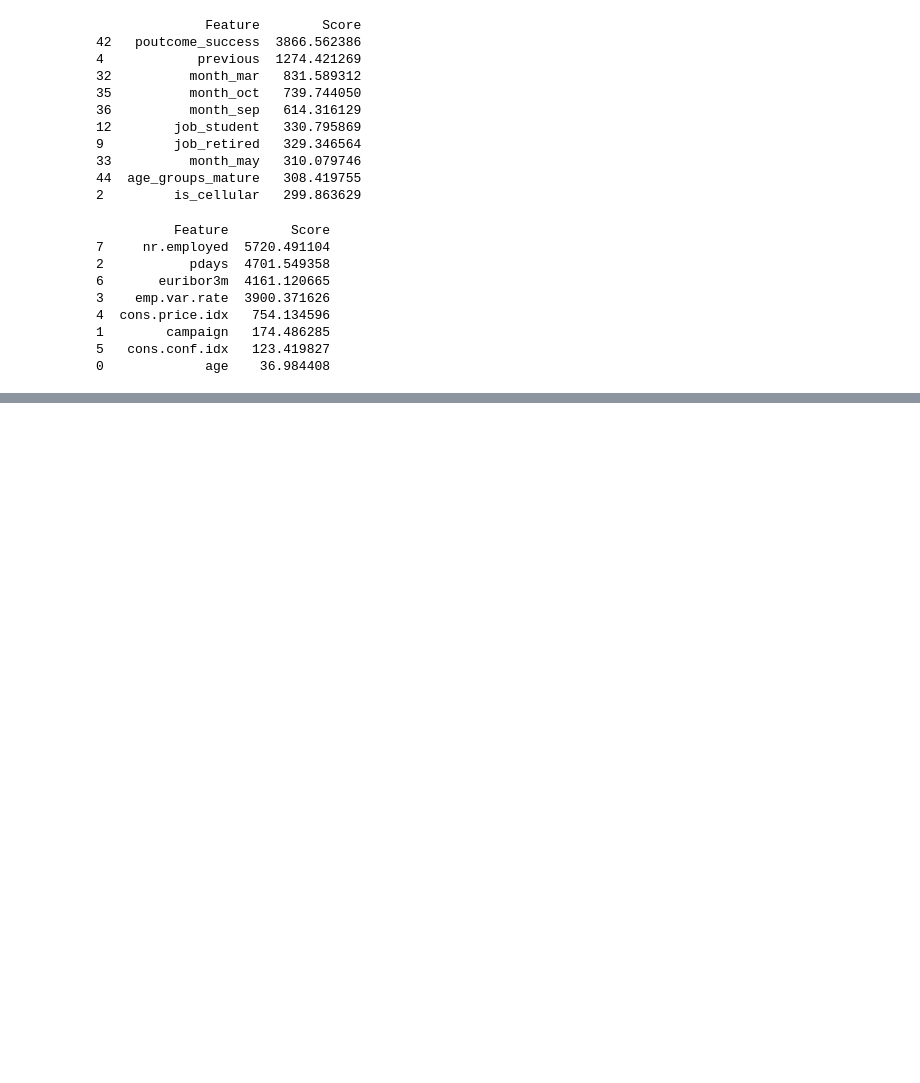
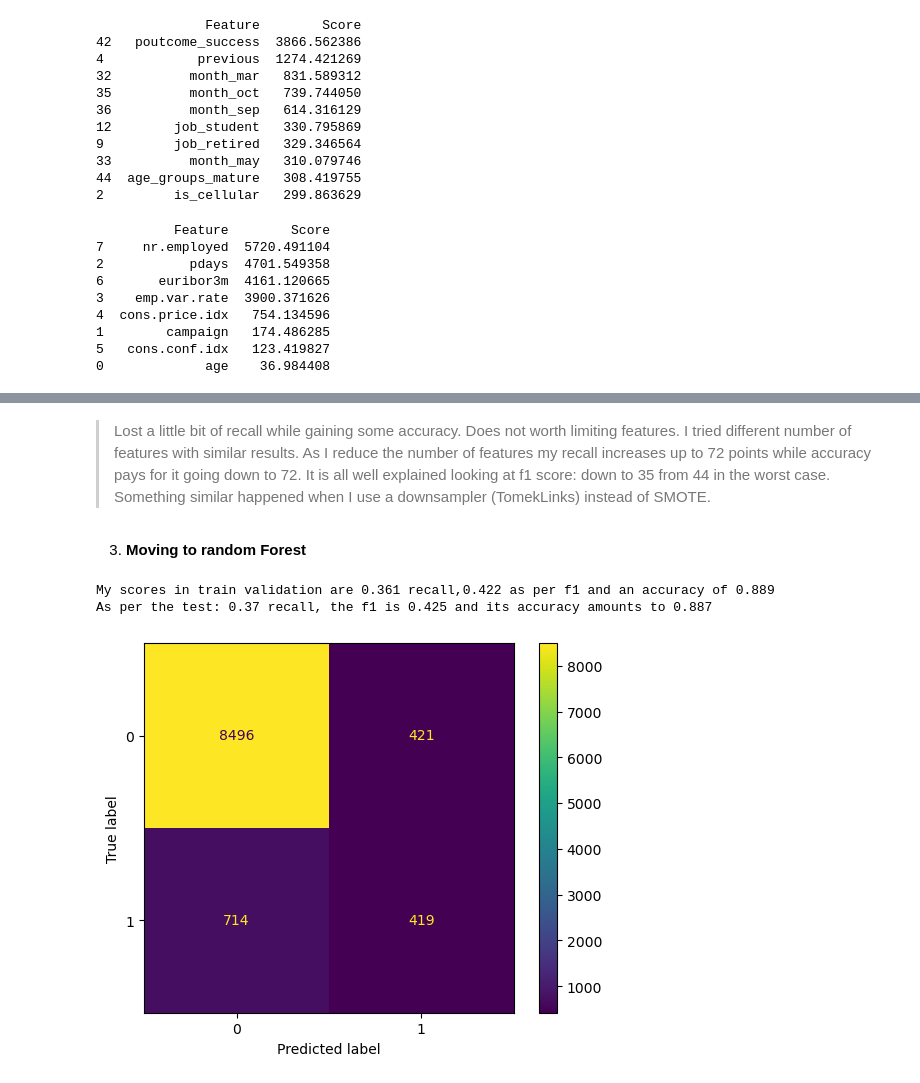
Before and after one commit to AlexChicote/BankClassification, a Jupyter notebook: BankClassification.ipynb, the cells around one changed output, grey strips where cells are left out. Saved outputs shown, nothing was run; the diff lists cells and outputs as text; code cells hidden in the pictures; blank space fills up the shorter version.

Commit message:
Going over CostAnalysis

```diff
--- a/BankClassification.ipynb
+++ b/BankClassification.ipynb
@@ -488,0 +547,33 @@ array(['nr.employed', 'pdays', 'euribor3m', 'emp.var.rate'], dtype=object)
+# %% [markdown]
+> Lost a little bit of recall while gaining some accuracy. Does not worth limiting features. I tried different number of features with similar results. As I reduce the number of features my recall increases up to 72 points while accuracy pays for it going down to 72. It is all well explained looking at f1 score: down to 35 from 44 in the worst case. Something similar happened when I use a downsampler (TomekLinks) instead of SMOTE.
+# %% [markdown]
+3. **Moving to random Forest**
+# %%
+all_features=numerical_columns + categorical_columns + boolean_columns
+X,y =creating_X_y(bank, all_features)
+# selected_features= top_4_numerical + top_10_cat
+# X=X[selected_features]
+X_train, X_test, y_train, y_test=train_test_split(X,y,stratify=y, random_state=1992)
+model=RandomForestClassifier()
+upsampling=SMOTE()
+scaler=StandardScaler()
+pipeline=Pipeline([('Scaler',scaler),('SMOTE', upsampling),('random Forest', model)])
+cv=StratifiedKFold()
+scoring = {
+    'accuracy': make_scorer(accuracy_score),
+    'f1': make_scorer(f1_score),
+    'recall': make_scorer(recall_score)
+}
+scores=cross_validate(pipeline,X_train,y_train, scoring=scoring, cv=cv)
+print(f'My scores in train validation are {scores["test_recall"].mean().round(3)} recall,{scores["test_f1"].mean().round(3)} as per f1 and an accuracy of {scores["test_accuracy"].mean().round(3)}')
+pipeline.fit(X_train,y_train)
+preds_rf=pipeline.predict(X_test)
+print(f'As per the test: {round(recall_score(y_test,preds_rf),3)} recall, the f1 is {round(f1_score(y_test,preds_rf),3)}\
+ and its accuracy amounts to {round(accuracy_score(y_test,preds_rf),3)}')
+# %% [output]
+My scores in train validation are 0.361 recall,0.422 as per f1 and an accuracy of 0.889
+As per the test: 0.37 recall, the f1 is 0.425 and its accuracy amounts to 0.887
+# %%
+_ = ConfusionMatrixDisplay.from_estimator(pipeline, X_test, y_test)
+# %% [output]
+[figure, added]
```
Also changed, not shown: parts of 17 cells of this notebook.
